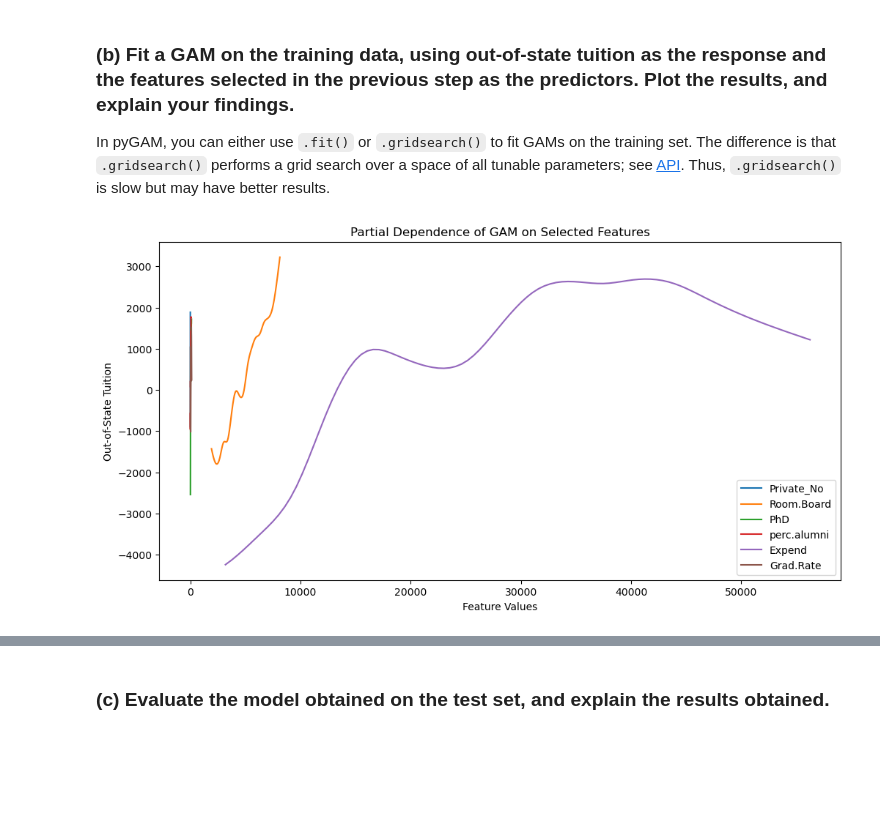
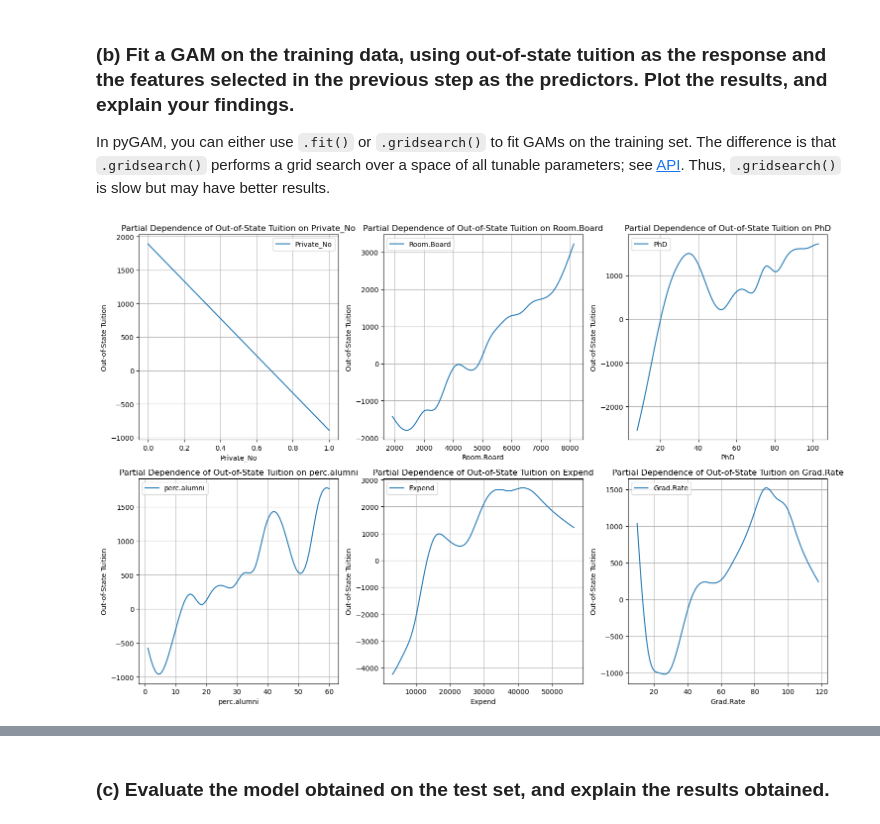
Before and after one commit to uky994/ISLR-Py, a Jupyter notebook: Assignment #6.ipynb, the cells around one changed output, grey strips where cells are left out. Drawn from its saved outputs; the diff is of its cells as text; code cells hidden in the pictures; blank space fills up the shorter version.

Commit message:
fix plot on assignment 6

```diff
--- a/Assignment #6.ipynb
+++ b/Assignment #6.ipynb
@@ -297,19 +297,22 @@ X_test_selected = X_test[selected_features]
 # %%
 from pygam import LinearGAM, s, f, l
 
 # Fit GAM model
 gam = LinearGAM().fit(X_train_selected, y_train)
 
-# Plot the results
-plt.figure(figsize=(12, 6))
+plt.figure(figsize=(15, 10))
 for i, feature in enumerate(selected_features):
+    plt.subplot(2, 3, i + 1)
     XX = gam.generate_X_grid(term=i)
-    plt.plot(XX[:, i], gam.partial_dependence(term=i, X=XX), label=feature)
+    partial_dep = gam.partial_dependence(term=i, X=XX)
+    plt.plot(XX[:, i], partial_dep, label=feature)
+    plt.title("Partial Dependence of Out-of-State Tuition on {}".format(feature))
+    plt.xlabel(feature)
+    plt.ylabel("Out-of-State Tuition")
+    plt.grid(True)
+    plt.legend()
 
-plt.title("Partial Dependence of GAM on Selected Features")
-plt.xlabel("Feature Values")
-plt.ylabel("Out-of-State Tuition")
-plt.legend()
+plt.tight_layout()
 plt.show()
 # %% [output]
-[figure, old version]
+[figure, new version]
```
Also changed, not shown: parts of 10 cells of this notebook.
